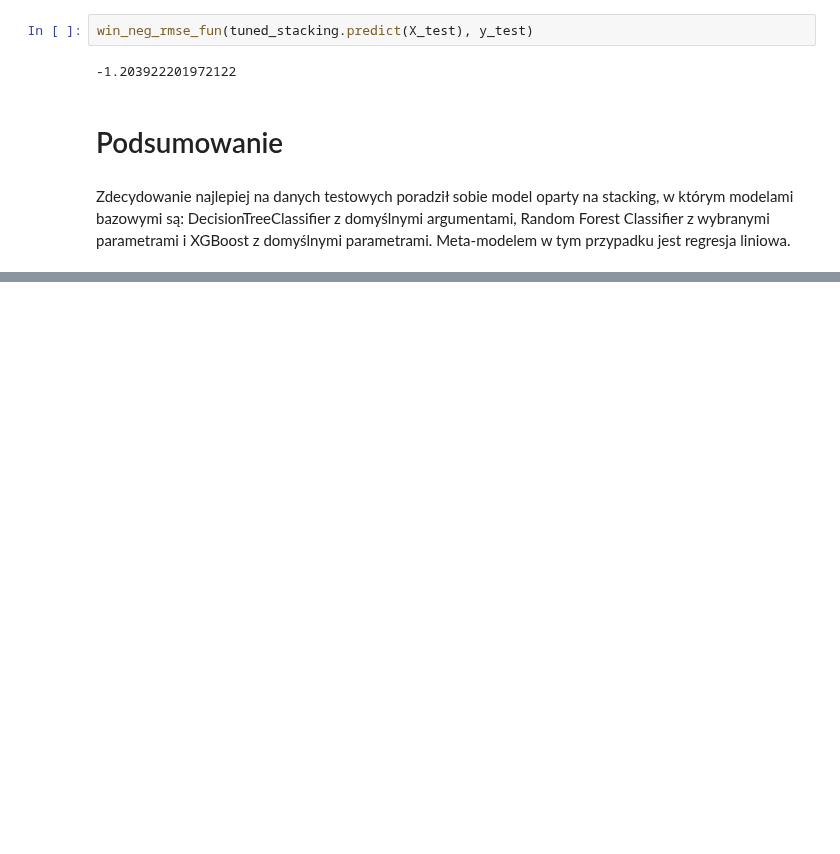
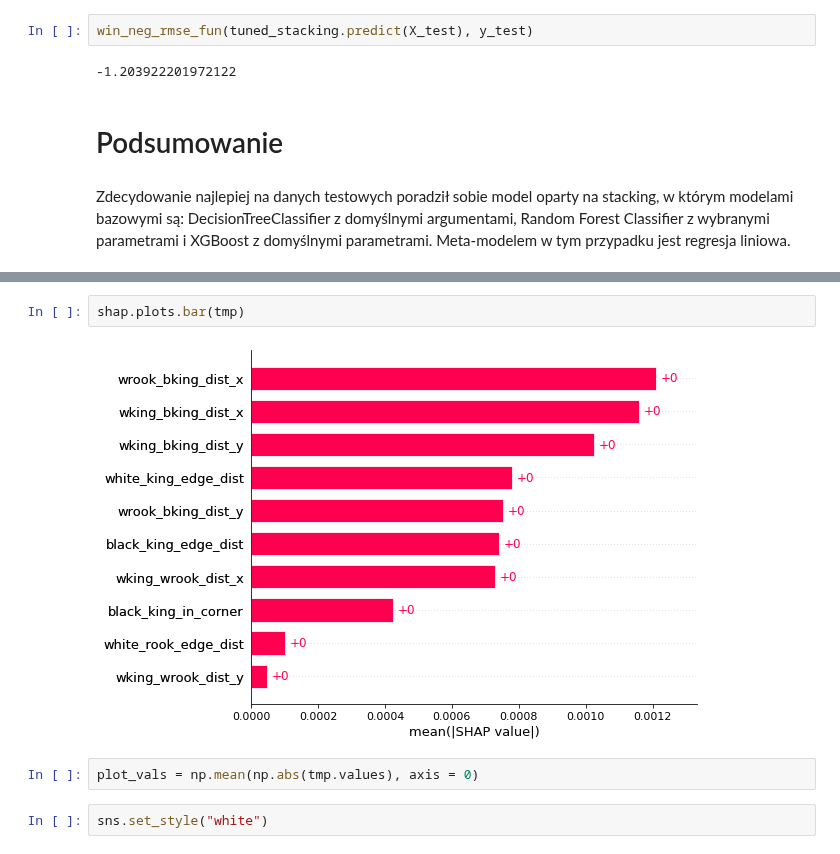
Before and after one commit to wi1lku/Introduction-to-machine-learning-, a Jupyter notebook: project1/MS2_Project1.ipynb, the cells around one changed output, grey strips where cells are left out. Drawn from its saved outputs; the diff is of its cells as text; blank space fills up the shorter version.

```diff
--- a/project1/MS2_Project1.ipynb
+++ b/project1/MS2_Project1.ipynb
@@ -734,0 +747,8 @@ Zdecydowanie najlepiej na danych testowych poradził sobie model oparty na stack
+# %%
+shap.plots.bar(tmp)
+# %% [output]
+[figure, added]
+# %%
+plot_vals = np.mean(np.abs(tmp.values), axis = 0)
+# %%
+sns.set_style("white")
```
Also changed, not shown: parts of 7 cells of this notebook, 3 other files.
